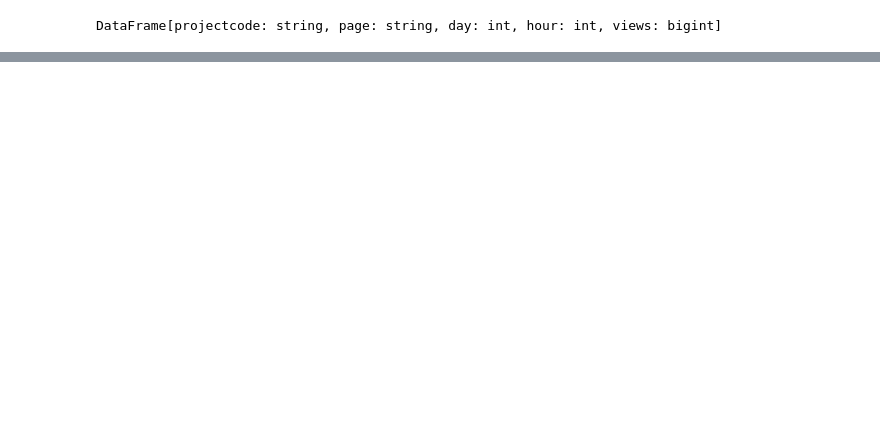
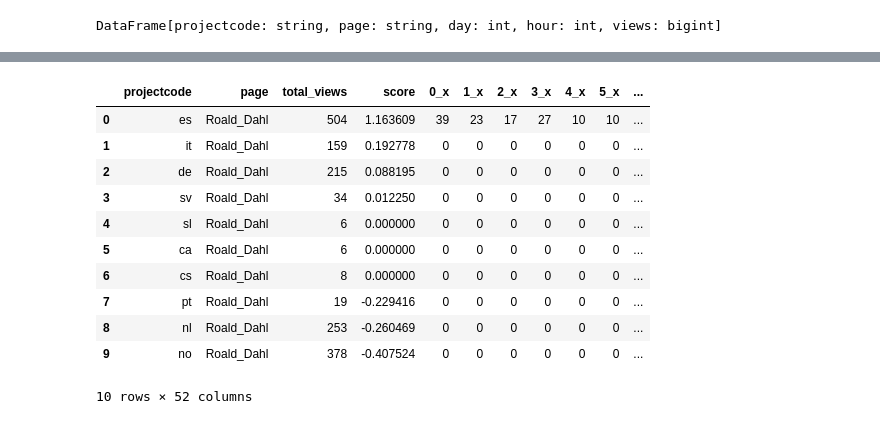
Before and after one commit to cygilbert/projetnosql, a Jupyter notebook: TestReq.ipynb, the cells around one changed output, grey strips where cells are left out. Saved outputs shown, nothing was run; the diff lists cells and outputs as text; code cells hidden in the pictures; blank space fills up the shorter version.

```diff
--- a/TestReq.ipynb
+++ b/TestReq.ipynb
@@ -80,0 +238,15 @@ with open('/home/ubuntu/projetnosql/log_time', 'a') as f:
+# %%
+df
+# %% [output]
+|  | projectcode | page | total_views | score | 0_x | 1_x | 2_x | 3_x | 4_x | 5_x | ... |
+| 0 | es | Roald_Dahl | 504 | 1.163609 | 39 | 23 | 17 | 27 | 10 | 10 | ... |
+| 1 | it | Roald_Dahl | 159 | 0.192778 | 0 | 0 | 0 | 0 | 0 | 0 | ... |
+| 2 | de | Roald_Dahl | 215 | 0.088195 | 0 | 0 | 0 | 0 | 0 | 0 | ... |
+| 3 | sv | Roald_Dahl | 34 | 0.012250 | 0 | 0 | 0 | 0 | 0 | 0 | ... |
+| 4 | sl | Roald_Dahl | 6 | 0.000000 | 0 | 0 | 0 | 0 | 0 | 0 | ... |
+| 5 | ca | Roald_Dahl | 6 | 0.000000 | 0 | 0 | 0 | 0 | 0 | 0 | ... |
+| 6 | cs | Roald_Dahl | 8 | 0.000000 | 0 | 0 | 0 | 0 | 0 | 0 | ... |
+| 7 | pt | Roald_Dahl | 19 | -0.229416 | 0 | 0 | 0 | 0 | 0 | 0 | ... |
+| 8 | nl | Roald_Dahl | 253 | -0.260469 | 0 | 0 | 0 | 0 | 0 | 0 | ... |
+| 9 | no | Roald_Dahl | 378 | -0.407524 | 0 | 0 | 0 | 0 | 0 | 0 | ... |
+10 rows × 52 columns
```
Also changed, not shown: parts of 28 cells of this notebook, 2 other files.
